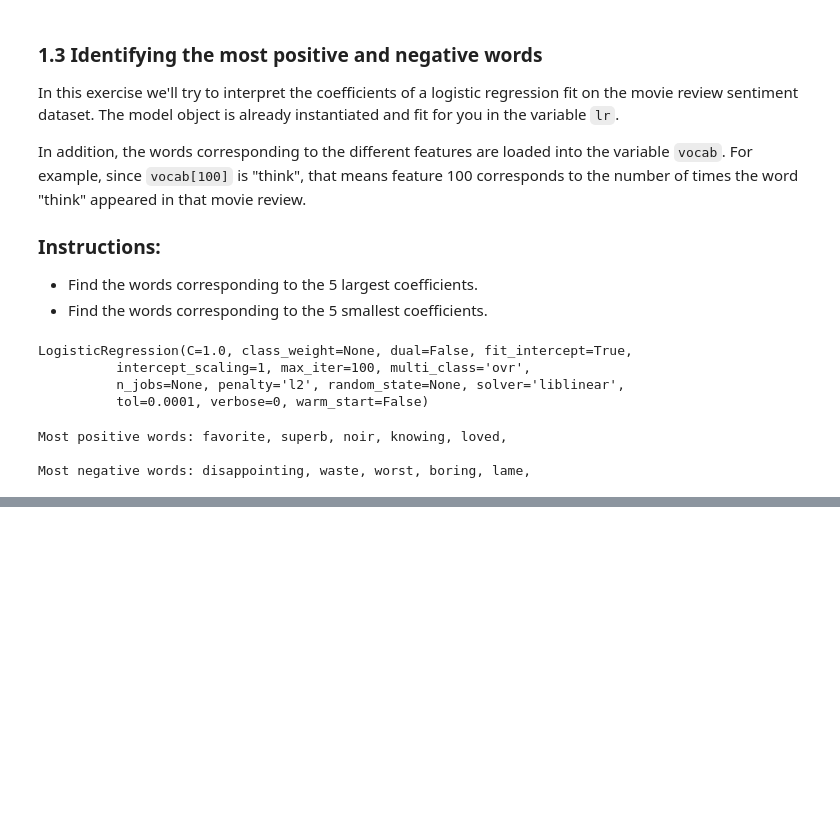
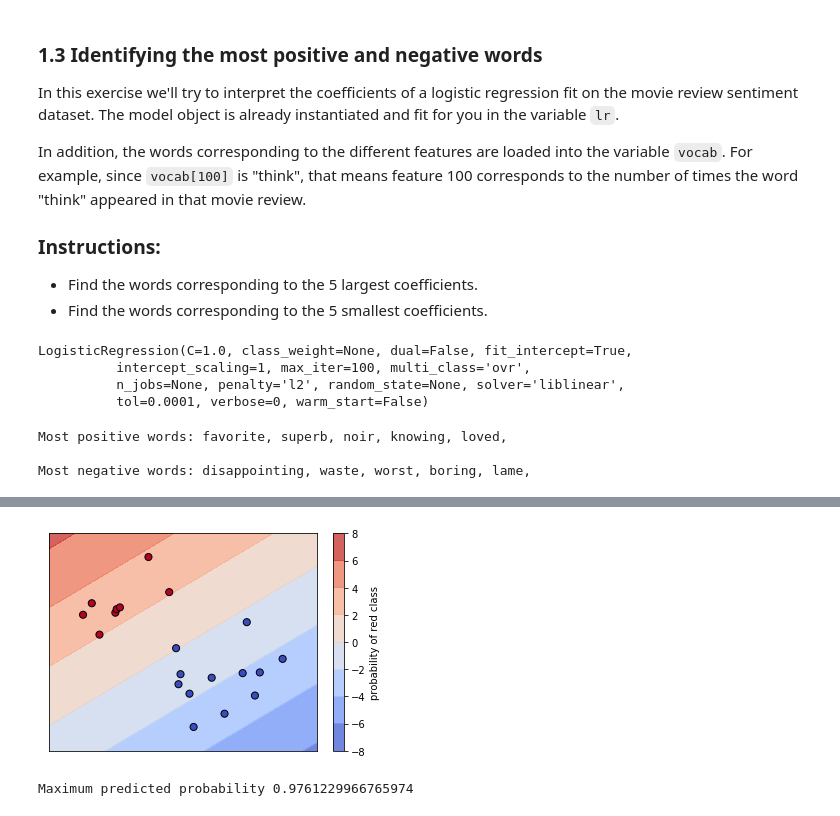
Before and after one commit to mitabunov/DataCamp_pony, a Jupyter notebook: 17_Linear_Classifiers/03_Logistic_regression.ipynb, the cells around one changed output, grey strips where cells are left out. Drawn from its saved outputs; the diff is of its cells as text; code cells hidden in the pictures; blank space fills up the shorter version.

Commit message:
Updated Logistic regression in Linear Classifiers
Includes:
2. Logistic regression and probabilities

```diff
--- a/17_Linear_Classifiers/03_Logistic_regression.ipynb
+++ b/17_Linear_Classifiers/03_Logistic_regression.ipynb
@@ -153,0 +260,30 @@ Most negative words: disappointing, waste, worst, boring, lame,
+# %%
+import numpy as np
+import matplotlib.pyplot as plt
+from sklearn.linear_model import LogisticRegression
+import sys
+# sys.path.append('_datasets/')
+# from plot_classifier import *
+%matplotlib inline
+
+# generate synthetic data with fixed random seed
+np.random.seed(3)
+N = 20
+X = np.random.randn(N,2)
+y = np.random.choice((-1,+1),size=N)
+X[y>0,0] -= 3
+X[y>0,1] += 3
+# %%
+# Set the regularization strength
+model = LogisticRegression(C=1, solver='liblinear') # specified solver to fix warning
+
+# Fit and plot
+model.fit(X,y)
+plot_classifier(X,y,model)
+
+# Predict probabilities on training points
+prob = model.predict_proba(X)
+print("Maximum predicted probability", np.max(prob))
+# %% [output]
+[figure, added]
+Maximum predicted probability 0.9761229966765974
```
Also changed, not shown: parts of 11 cells of this notebook.
